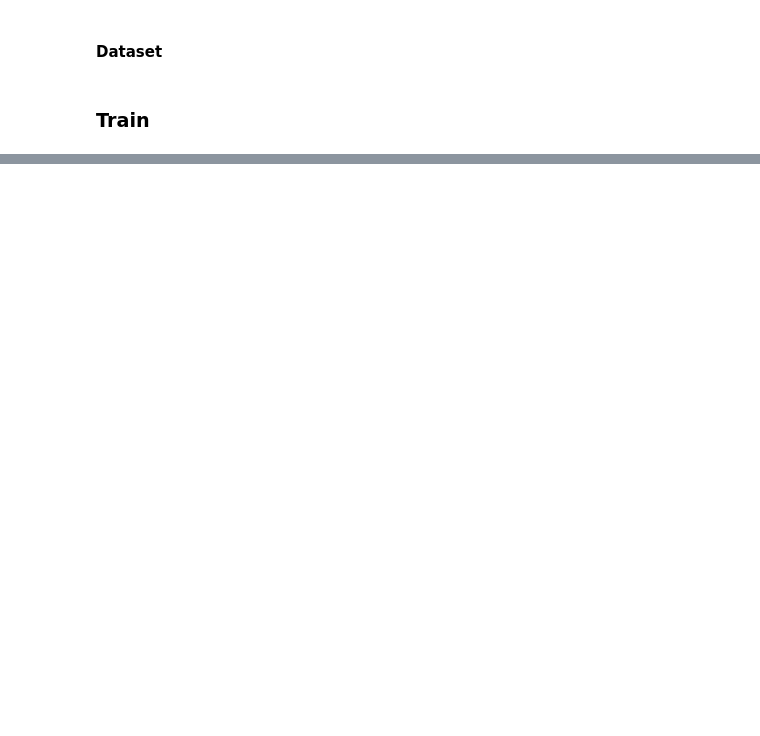
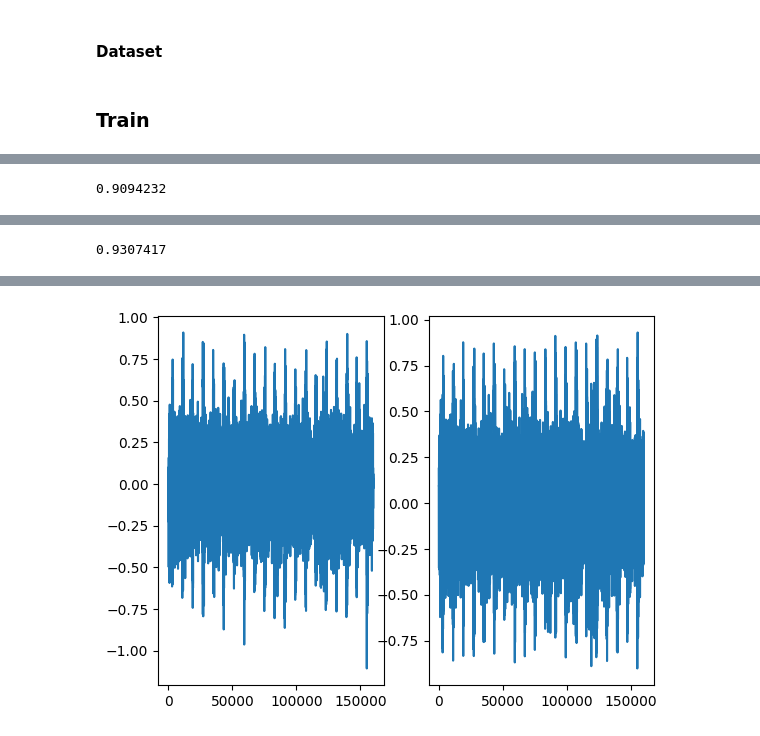
Before and after one commit to benjxia/LDMG, a Jupyter notebook: model/test.ipynb, the cells around one changed output, grey strips where cells are left out. Drawn from its saved outputs; the diff is of its cells as text; code cells hidden in the pictures; blank space fills up the shorter version.

```diff
--- a/model/test.ipynb
+++ b/model/test.ipynb
@@ -39,7 +38,7 @@ MAX_SEQ_LEN = 20000
 class ELBO_Loss(nn.Module):
     def __init__(self, kl_weight=1e-3):
         super().__init__()
-        self.stft_loss = auraloss.freq.MultiResolutionSTFTLoss()
+        self.stft_loss = auraloss.freq.MultiResolutionSTFTLoss(perceptual_weighting=True, sample_rate=DEFAULT_INPUT_SR)
         self.kl_weight = kl_weight
 
     def forward(self, recon, real, mu, logvar):
@@ -299,6 +298,8 @@ class VAE(nn.Module):
         sample = self._sample(mu, log_var)
         reconstruction = self.decoder(sample)
         return reconstruction, mu, log_var
+# %%
+wav, sr = torchaudio.load('/home/benjx/LDMG/fma_medium/001/001014.mp3')
 # %%
 class PatchDiscriminator(nn.Module):
     def __init__(self, input_channels: int):
@@ -575,0 +605,5 @@ LOCAL_RANK: 0 - CUDA_VISIBLE_DEVICES: [0]
+# %%
+# vae = AudioVAEGAN(1, 1e-4, 1) # looks like vegan lol
+vae = AudioVAEGAN.load_from_checkpoint('/home/benjx/LDMG/model/lightning_logs/version_11/checkpoints/epoch=5-step=113100.ckpt', strict=False)
+dm = MusicDataModule("/home/benjx/LDMG/fma_medium", batch_size=2, num_workers=6)
+dm.setup()
@@ -576,7 +620,41 @@ LOCAL_RANK: 0 - CUDA_VISIBLE_DEVICES: [0]
 # %%
 from IPython.display import Audio, display
+import matplotlib.pyplot as plt
 
 def show_wav(waveform, sample_rate):
     display(Audio(waveform, rate=sample_rate))
+
+def display_idx(idx):
+    global vae
+    wav = dm.train_dataset[idx].unsqueeze(0).to(device='cuda').to(dtype=torch.float32)
+    vae = vae.to(device='cuda:0')
+    with torch.no_grad():
+        recon, _, _ = vae(wav)
+    recon = recon[0][0].detach().cpu().numpy()
+    print(np.max(recon))
+    show_wav(recon, DEFAULT_INPUT_SR)
+    plt.subplot(1, 2, 1)
+    plt.plot(recon)
+
+    # Display original shit
+    wav = wav[0][0].detach().cpu().numpy()
+
+    print(np.max(wav))
+
+    show_wav(wav, DEFAULT_INPUT_SR)
+    plt.subplot(1, 2, 2)
+    plt.plot(wav)
+
+def sample_song(count, dur=DEFAULT_AUDIO_DUR):
+    global vae
+    vae = vae.to(device='cuda:0')
+    with torch.no_grad():
+        songs = vae.generate(count, dur) # shape [count, 1, sample_rate * dur]
+    songs = songs[:, 0].detach().cpu().numpy() # shape [count, sample_rate * dur]
+    for i in range(count):
+        show_wav(songs[i], DEFAULT_INPUT_SR)
+        plt.plot(songs[i])
 # %%
-tmp = dm.train_dataset[10].unsqueeze(0).to(device='cuda').to(dtype=torch.float32)
+display_idx(1002)
+# %% [output]
+0.9094232
@@ -582,0 +662 @@ tmp = dm.train_dataset[10].unsqueeze(0).to(device='cuda').to(dtype=torch.float32
+0.9307417
@@ -582,0 +664 @@ tmp = dm.train_dataset[10].unsqueeze(0).to(device='cuda').to(dtype=torch.float32
+[figure, added]
```
Also changed, not shown: parts of 15 cells of this notebook, 3 other files.
